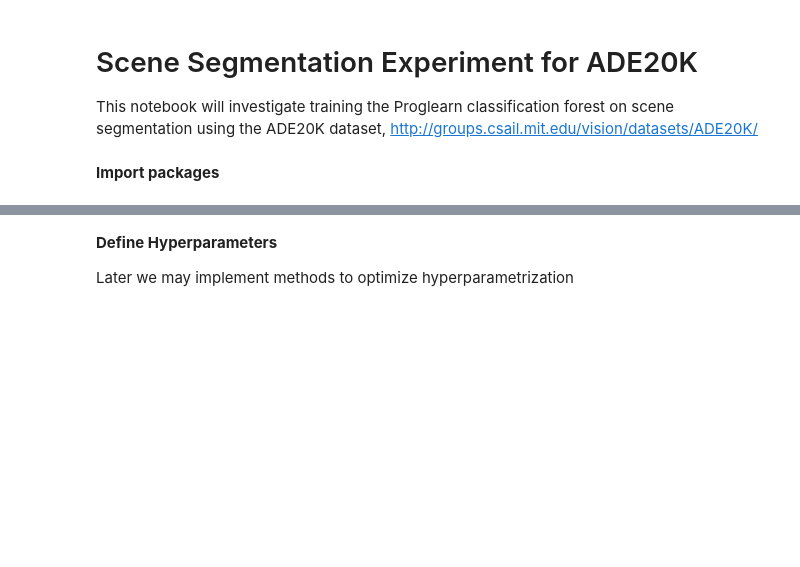
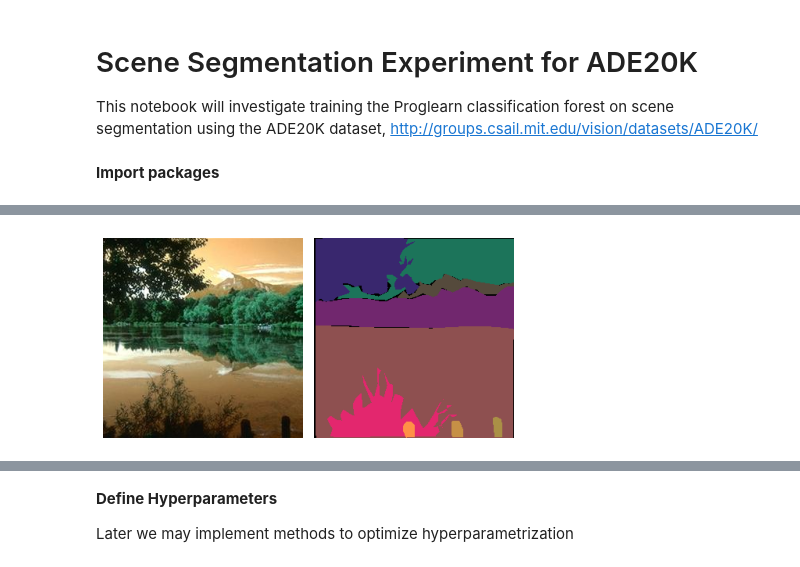
Before and after one commit to KhelmholtzR/ProglearnSceneSegmentation, a Jupyter notebook: Forest/proglearn-tree.ipynb, the cells around one changed output, grey strips where cells are left out. Drawn from its saved outputs; the diff is of its cells as text; code cells hidden in the pictures; blank space fills up the shorter version.

```diff
--- a/Forest/proglearn-tree.ipynb
+++ b/Forest/proglearn-tree.ipynb
@@ -23,0 +73,12 @@ y_data = np.concatenate((y_train, y_test))
+# %%
+# VIEW SAMPLE
+fig, ax = plt.subplots(1,2)
+img = cv2.imread(imgpaths[32])
+lbl = cv2.imread(lblpaths[32])
+ax[0].imshow(img)
+ax[0].axis('off')
+ax[1].imshow(lbl)
+ax[1].axis('off')
+plt.show()
+# %% [output]
+[figure, added]
```
Also changed, not shown: parts of 22 cells of this notebook.
